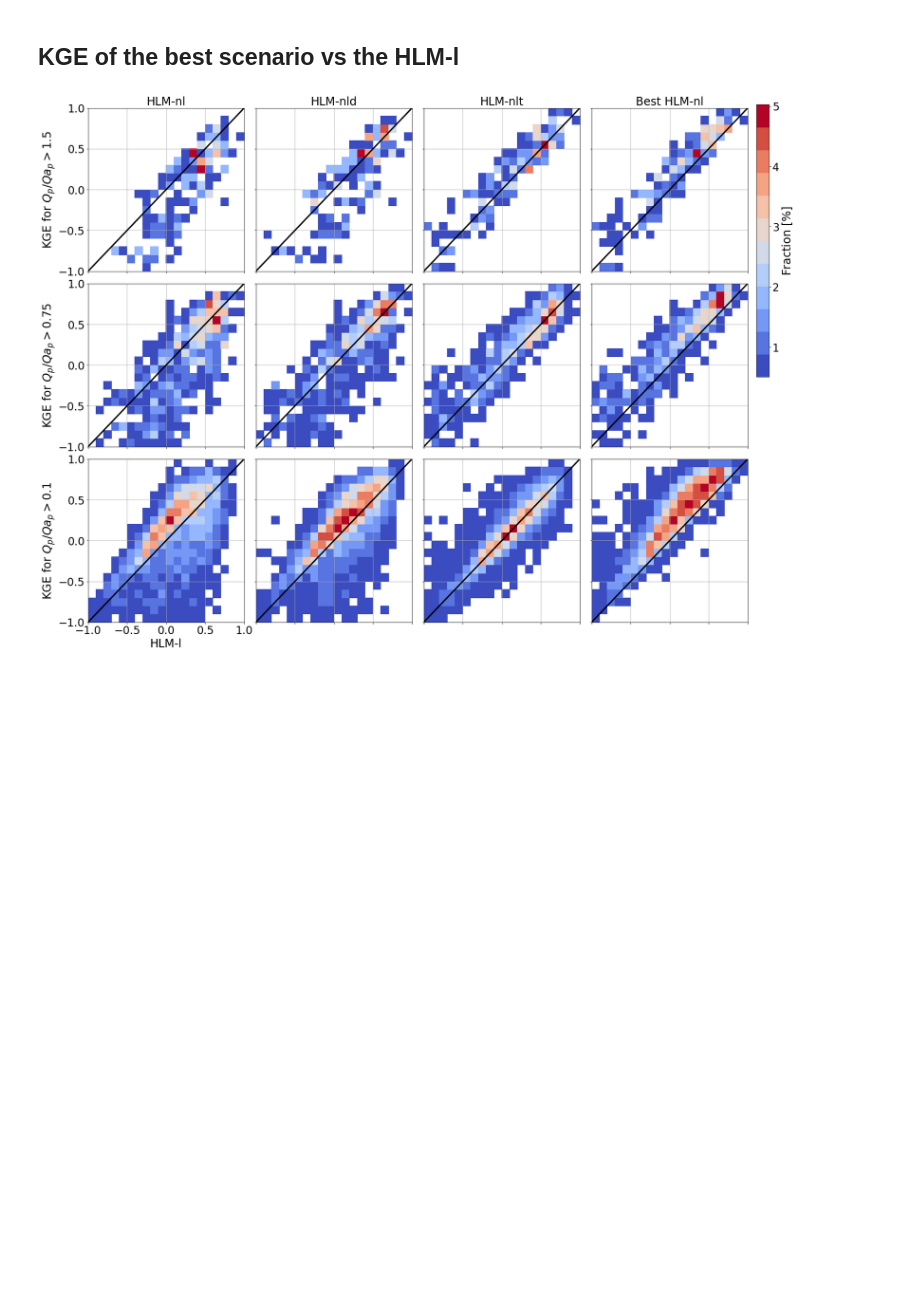
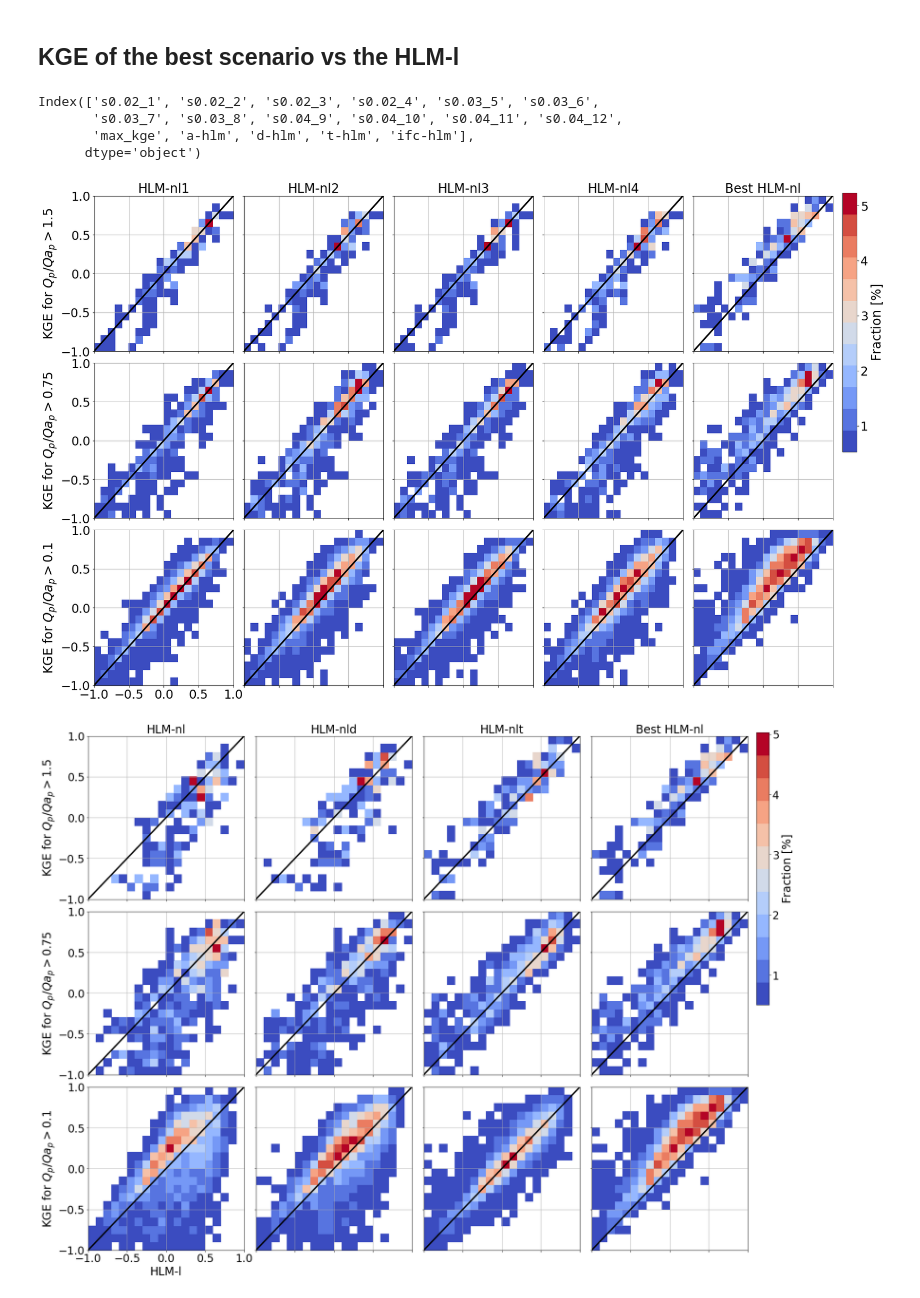
Before and after one commit to nicolas998/active_layer_evaluation, a Jupyter notebook: 02_Scenarios_evaluation.ipynb, the cells around one changed output. Saved outputs shown, nothing was run; the diff lists cells and outputs as text; code cells hidden in the pictures; blank space fills up the shorter version.

```diff
--- a/02_Scenarios_evaluation.ipynb
+++ b/02_Scenarios_evaluation.ipynb
@@ -31,7 +35,7 @@ bests = {}
 
 for _i in [0.1, 0.75, 1.5]:
     #Do it for the initial product
-    a,b = get_intersec_events(Emet, 'ifc-hlm',products[5],'kge',_i)
+    a,b = core.get_intersec_events(Emet, 'ifc-hlm',products[5],'kge',_i)
     c = b[['kge','link']]
     c.set_index([c.index, 'link'], inplace=True)
     c.rename(columns={'kge':products[5]}, inplace=True)
@@ -40,7 +44,7 @@ for _i in [0.1, 0.75, 1.5]:
 
     #Iterate through products
     for prod in products[6:]:
-        a,b = get_intersec_events(Emet, 'ifc-hlm',prod,'kge',_i)
+        a,b = core.get_intersec_events(Emet, 'ifc-hlm',prod,'kge',_i)
         b.set_index([b.index, 'link'], inplace=True)
         idx = c.index.intersection(b.index)
         c = c.loc[idx]
@@ -52,13 +56,13 @@ for _i in [0.1, 0.75, 1.5]:
     c['max_kge'] = max_kge
     bests.update({str(_i): best})
     for prod in ['a-hlm','d-hlm','t-hlm']:
-        a,b = get_intersec_events(Emet, 'ifc-hlm',prod,'kge',_i)
+        a,b = core.get_intersec_events(Emet, 'ifc-hlm',prod,'kge',_i)
         b.set_index([b.index, 'link'], inplace=True)
         idx = c.index.intersection(b.index)
         c = c.loc[idx]
         c[prod] = b.loc[idx, 'kge']
 
-    a,b = get_intersec_events(Emet, 'ifc-hlm','a-hlm', 'kge',_i)
+    a,b = core.get_intersec_events(Emet, 'ifc-hlm','a-hlm', 'kge',_i)
     a.set_index([a.index, 'link'], inplace=True)
     idx = c.index.intersection(a.index)
     c = c.loc[idx]
@@ -72,6 +76,66 @@ for _i in [0.1, 0.75, 1.5]:
 1.5
 # %% [markdown]
 ## KGE of the best scenario vs the HLM-l
+# %%
+c.columns
+# %% [output]
+Index(['s0.02_1', 's0.02_2', 's0.02_3', 's0.02_4', 's0.03_5', 's0.03_6',
+       's0.03_7', 's0.03_8', 's0.04_9', 's0.04_10', 's0.04_11', 's0.04_12',
+       'max_kge', 'a-hlm', 'd-hlm', 't-hlm', 'ifc-hlm'],
+      dtype='object')
+# %%
+fig = pl.figure(figsize=(25,17))
+cb_ax = fig.add_axes([.91,.485,.015,.4])
+cmap = pl.get_cmap('coolwarm', 12)
+
+cont = 1
+names = ['a) HLM-nl vs HLM-l','b) HLM-nld vs HLM-l','c) HLM-nlt vs HLM-l','e) HLM-b vs HLM-l']
+ranges = [[1,5],[5,25],[20,300]]
+for enu, _i in enumerate(['1.5','0.75','0.1']):
+    c = kges[_i]
+    for prod in ['s0.03_5','s0.03_6','s0.03_7','s0.03_8', 'max_kge']:
+        ax = fig.add_subplot(3,5,cont)
+        #a,b = get_intersec_events(Emet, 'ifc-hlm',prod,'kge',0.1)
+        h = pl.hist2d(c['ifc-hlm'], c[prod], bins = np.arange(-1,1.2,0.1),density=True,
+                      cmap = cmap,cmin = 0.05)
+                      #vmin = ranges[enu][0], vmax = ranges[enu][-1],
+                      #cmin= ranges[enu][0], cmax=ranges[enu][-1], cmap = pl.get_cmap('coolwarm'))
+        pl.plot([-1,1],[-1,1], 'k',lw = 3)
+        ax.tick_params(labelsize = 23)
+        ax.set_xticks([-1,-0.5,0.0,0.5,1.0])
+        ax.set_yticks(ax.get_xticks())
+        ax.grid()
+        ax.set_xlim(-1,1)
+        ax.set_ylim(-1,1)
+        if cont  == 4:
+            cbar = fig.colorbar(h[-1], orientation = 'vertical', cax = cb_ax)
+            cbar.ax.tick_params(labelsize = 23)
+            cbar.ax.set_ylabel('Fraction [$\%$]', size = 24)
+        if cont == 1:
+            ax.set_ylabel('KGE for $Q_p/Qa_p > 1.5$', size = 24)
+            ax.set_title('HLM-nl1', size = 24)
+        if cont == 6:
+            ax.set_ylabel('KGE for $Q_p/Qa_p > 0.75$', size = 24)
+        if cont == 11:
+            ax.set_ylabel('KGE for $Q_p/Qa_p > 0.1$', size = 24)
+        if cont == 2:
+            ax.set_title('HLM-nl2', size = 24)
+        if cont == 3:
+            ax.set_title('HLM-nl3', size = 24)
+        if cont == 4:
+            ax.set_title('HLM-nl4', size = 24)
+        if cont == 5:
+            ax.set_title('Best HLM-nl', size = 24)
+        if cont != 11:
+            ax.set_xticklabels([])
+        if cont in [2,3,4,5,7,8,9,10,12,13,14,15]:
+            ax.set_yticklabels([])
+
+        cont +=1
+pl.subplots_adjust(wspace=0.075, hspace=0.075)
+pl.savefig('figures/kge_events_Best_vs_current_increasing_qp_ratio.png', bbox_inches = 'tight')
+# %% [output]
+[figure, added]
 # %%
 fig = pl.figure(figsize=(25,20))
 cb_ax = fig.add_axes([.91,.485,.015,.4])
```
Also changed, not shown: parts of 2 cells of this notebook, 5 other files.
